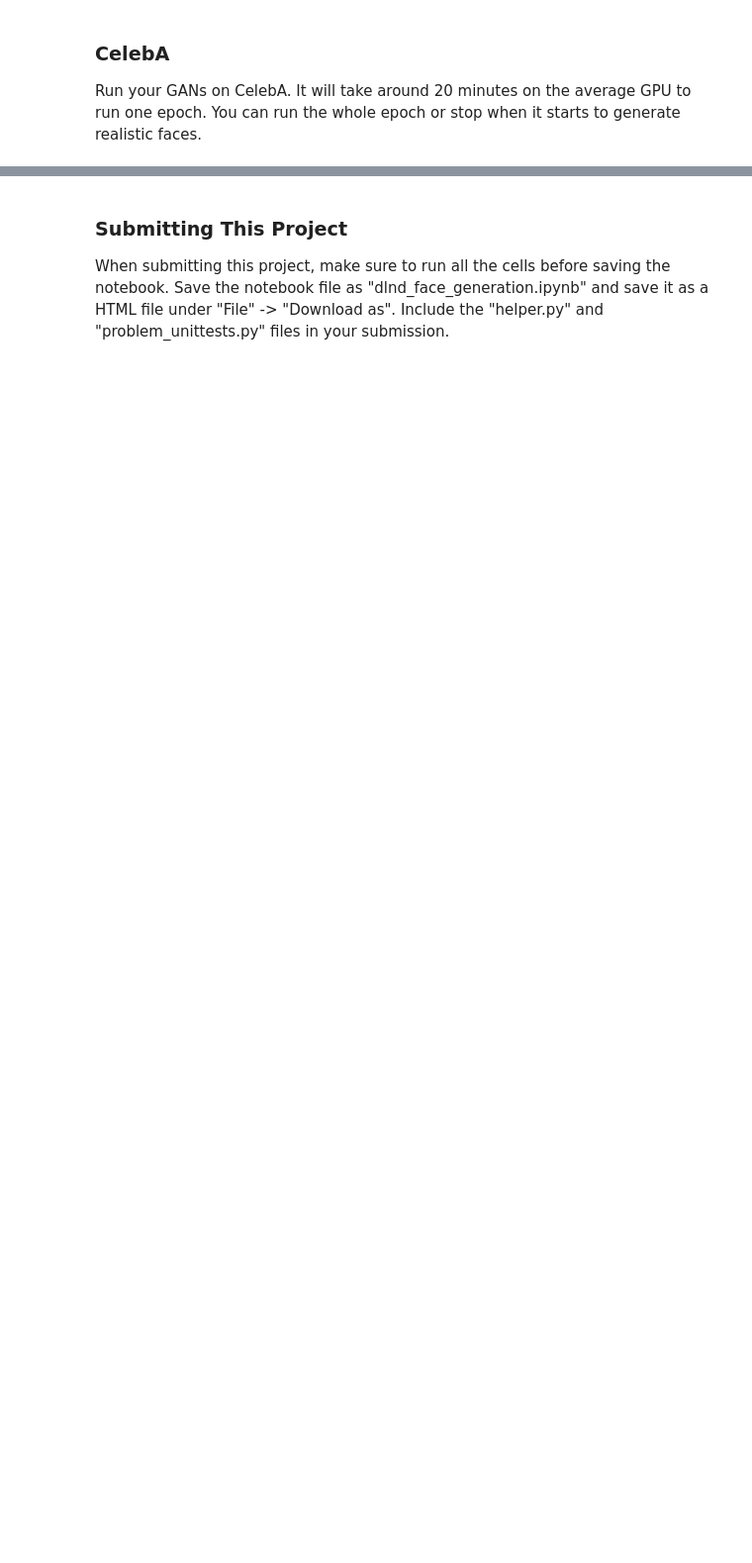
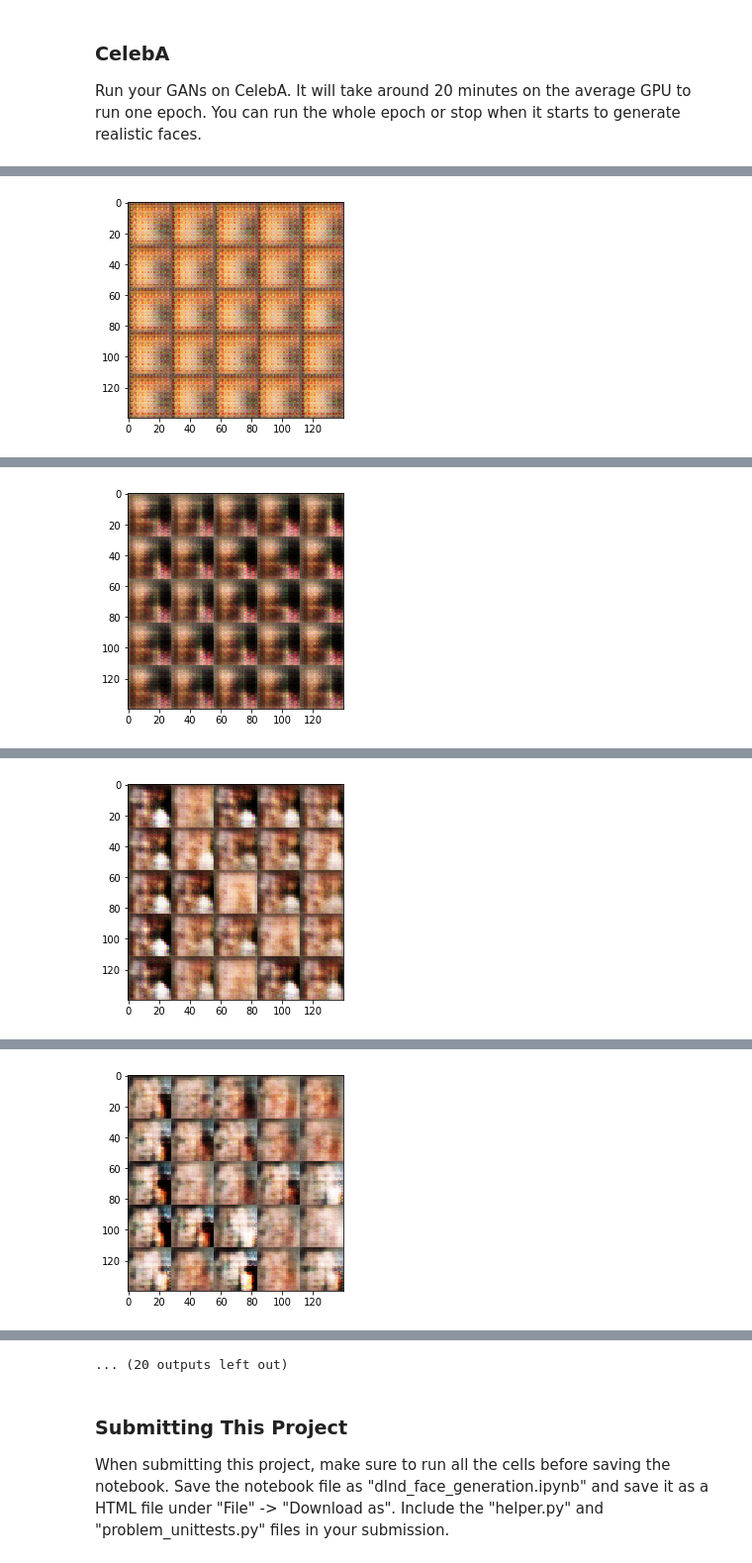
Before and after one commit to elsclarysse/dlnd-face-generation, a Jupyter notebook: dlnd_face_generation.ipynb, the cells around one changed output, grey strips where cells are left out. Shown at 99% size. Drawn from its saved outputs; the diff is of its cells as text; code cells hidden in the pictures; blank space fills up the shorter version.

```diff
--- a/dlnd_face_generation.ipynb
+++ b/dlnd_face_generation.ipynb
@@ -402,10 +473,10 @@ print(mnist_dataset.shape)
 ### CelebA
 Run your GANs on CelebA.  It will take around 20 minutes on the average GPU to run one epoch.  You can run the whole epoch or stop when it starts to generate realistic faces.
 # %%
-batch_size = None
-z_dim = None
-learning_rate = None
-beta1 = None
+batch_size = 128
+z_dim = 100
+learning_rate = 0.0002
+beta1 = 0.5
 
 
 """
@@ -417,3 +488,4 @@ celeba_dataset = helper.Dataset('celeba', glob(os.path.join(data_dir, 'img_align
 with tf.Graph().as_default():
     train(epochs, batch_size, z_dim, learning_rate, beta1, celeba_dataset.get_batches,
           celeba_dataset.shape, celeba_dataset.image_mode)
+# %% [output]
@@ -419,0 +502 @@ with tf.Graph().as_default():
+[figure, added]
@@ -419,0 +513 @@ with tf.Graph().as_default():
+[figure, added]
@@ -419,0 +524 @@ with tf.Graph().as_default():
+[figure, added]
@@ -419,0 +535 @@ with tf.Graph().as_default():
+[figure, added]
@@ -420,3 +558,4 @@ with tf.Graph().as_default():
+... (20 outputs left out)
 # %% [markdown]
 ### Submitting This Project
 When submitting this project, make sure to run all the cells before saving the notebook. Save the notebook file as "dlnd_face_generation.ipynb" and save it as a HTML file under "File" -> "Download as". Include the "helper.py" and "problem_unittests.py" files in your submission.
```
Also changed, not shown: parts of 8 cells of this notebook.
